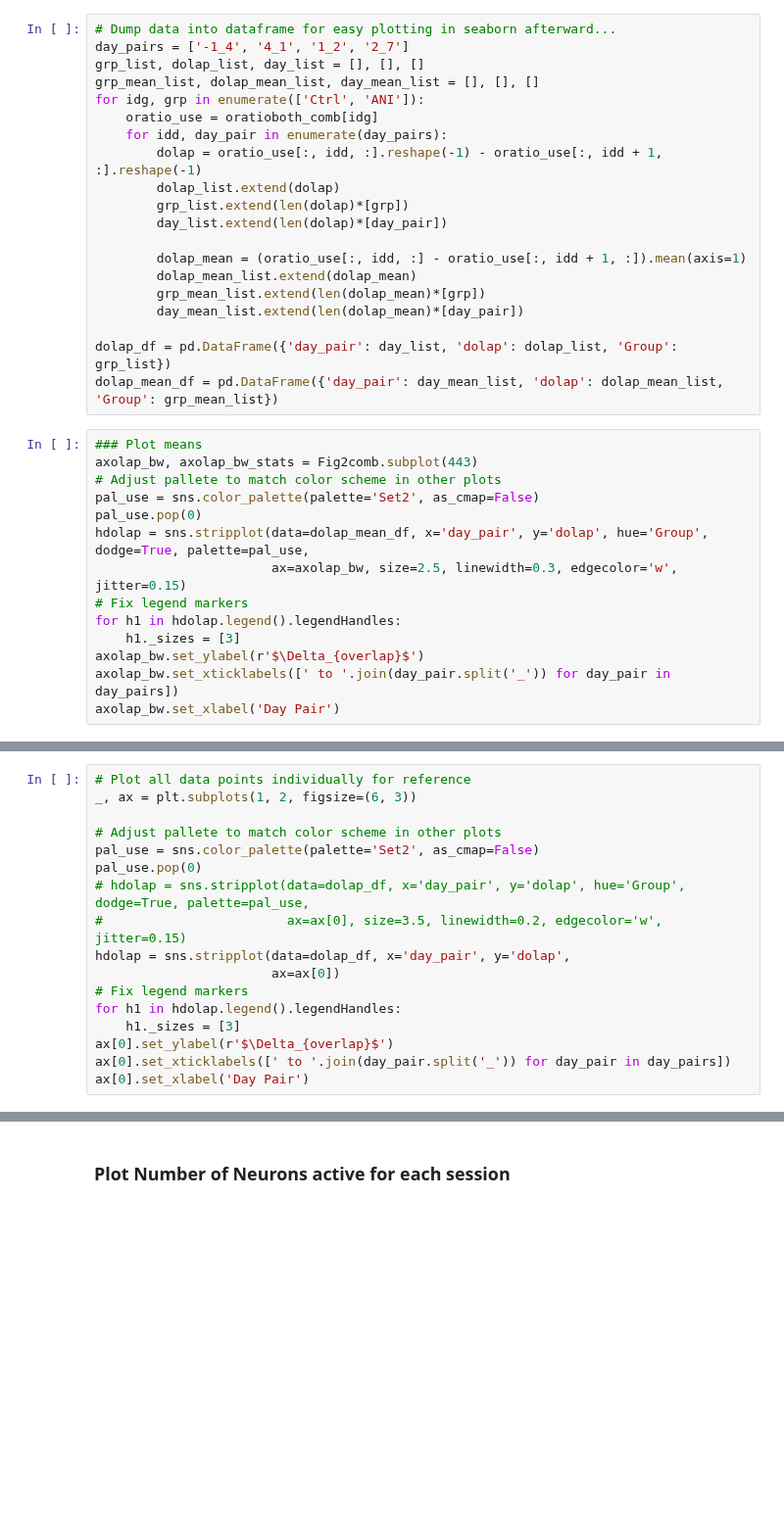
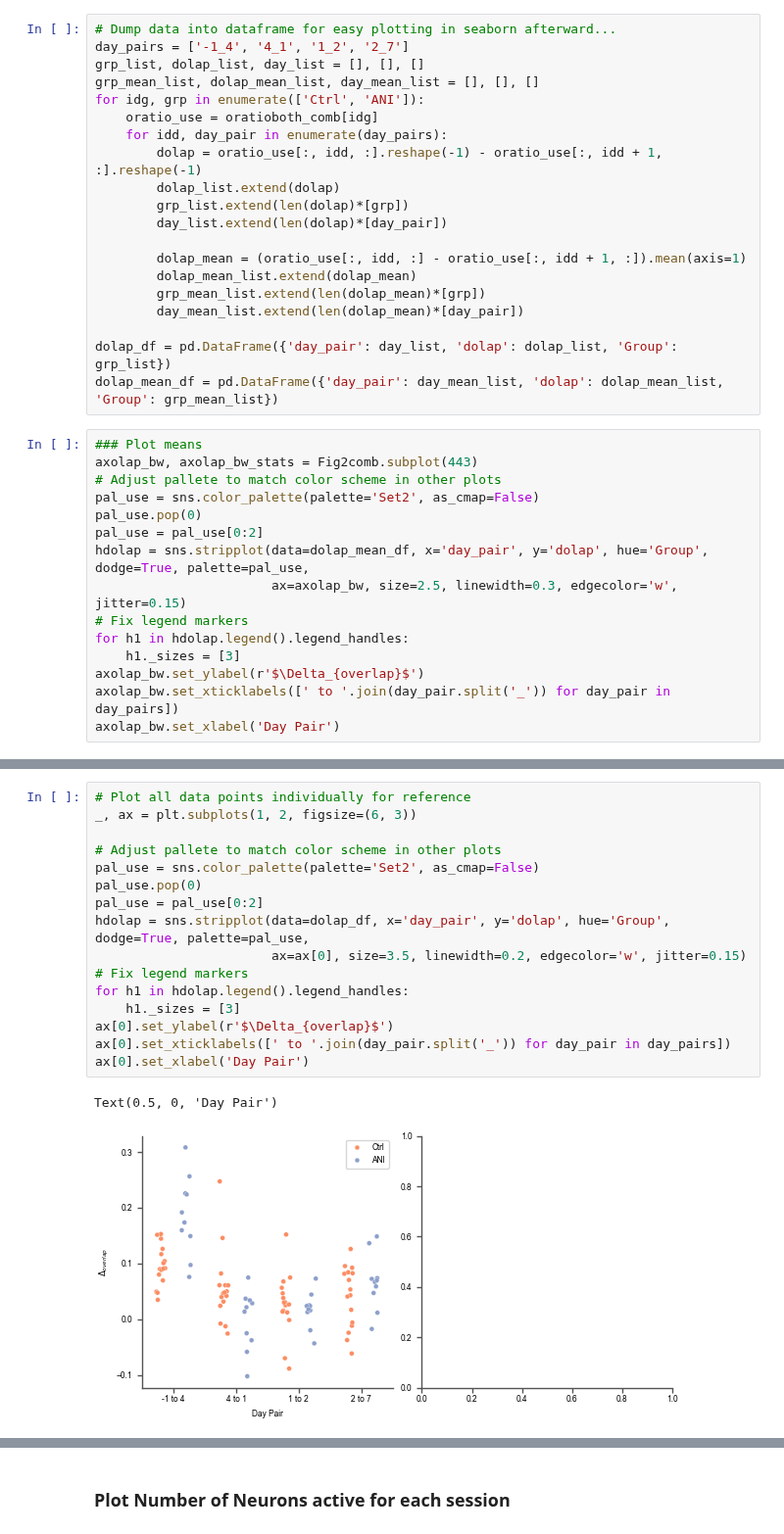
Before and after one commit to nkinsky/Eraser, a Jupyter notebook: Notebooks/Figure2_and_S4-5.ipynb, the cells around one changed output, grey strips where cells are left out. Shown at 98% size. Cells and saved outputs as stored; diff of their text form; blank space fills up the shorter version.

```diff
--- a/Notebooks/Figure2_and_S4-5.ipynb
+++ b/Notebooks/Figure2_and_S4-5.ipynb
@@ -227,10 +227,11 @@ axolap_bw, axolap_bw_stats = Fig2comb.subplot(443)
 # Adjust pallete to match color scheme in other plots
 pal_use = sns.color_palette(palette='Set2', as_cmap=False)
 pal_use.pop(0)
+pal_use = pal_use[0:2]
 hdolap = sns.stripplot(data=dolap_mean_df, x='day_pair', y='dolap', hue='Group', dodge=True, palette=pal_use,
                        ax=axolap_bw, size=2.5, linewidth=0.3, edgecolor='w', jitter=0.15)
 # Fix legend markers
-for h1 in hdolap.legend().legendHandles:
+for h1 in hdolap.legend().legend_handles:
     h1._sizes = [3]
 axolap_bw.set_ylabel(r'$\Delta_{overlap}$')
 axolap_bw.set_xticklabels([' to '.join(day_pair.split('_')) for day_pair in day_pairs])
@@ -252,20 +269,22 @@ sns.__version__
 # %%
 # Plot all data points individually for reference
 _, ax = plt.subplots(1, 2, figsize=(6, 3))
 
 # Adjust pallete to match color scheme in other plots
 pal_use = sns.color_palette(palette='Set2', as_cmap=False)
 pal_use.pop(0)
-# hdolap = sns.stripplot(data=dolap_df, x='day_pair', y='dolap', hue='Group', dodge=True, palette=pal_use,
-#                        ax=ax[0], size=3.5, linewidth=0.2, edgecolor='w', jitter=0.15)
-hdolap = sns.stripplot(data=dolap_df, x='day_pair', y='dolap',
-                       ax=ax[0])
+pal_use = pal_use[0:2]
+hdolap = sns.stripplot(data=dolap_df, x='day_pair', y='dolap', hue='Group', dodge=True, palette=pal_use,
+                       ax=ax[0], size=3.5, linewidth=0.2, edgecolor='w', jitter=0.15)
 # Fix legend markers
-for h1 in hdolap.legend().legendHandles:
+for h1 in hdolap.legend().legend_handles:
     h1._sizes = [3]
 ax[0].set_ylabel(r'$\Delta_{overlap}$')
 ax[0].set_xticklabels([' to '.join(day_pair.split('_')) for day_pair in day_pairs])
 ax[0].set_xlabel('Day Pair')
+# %% [output]
+Text(0.5, 0, 'Day Pair')
+[figure, added]
 # %%
 ytext = 0.7
 ax[1].text(0.1, 0.8, r'Delta overlap bw groups stats}')
```
Also changed, not shown: parts of 24 cells of this notebook.
